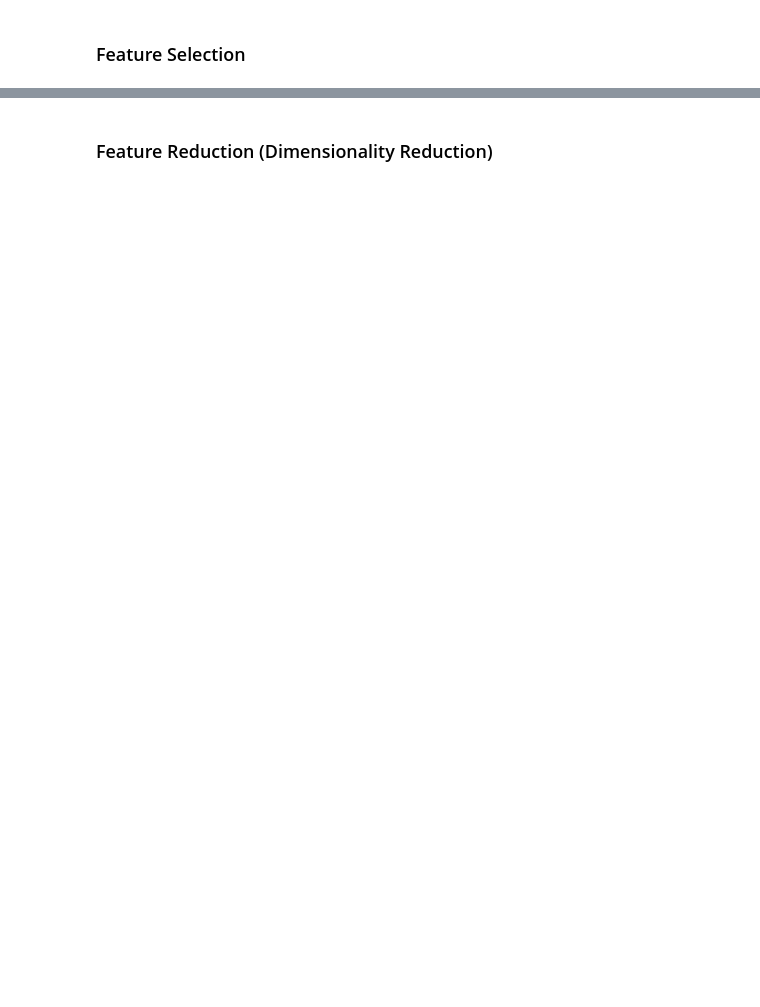
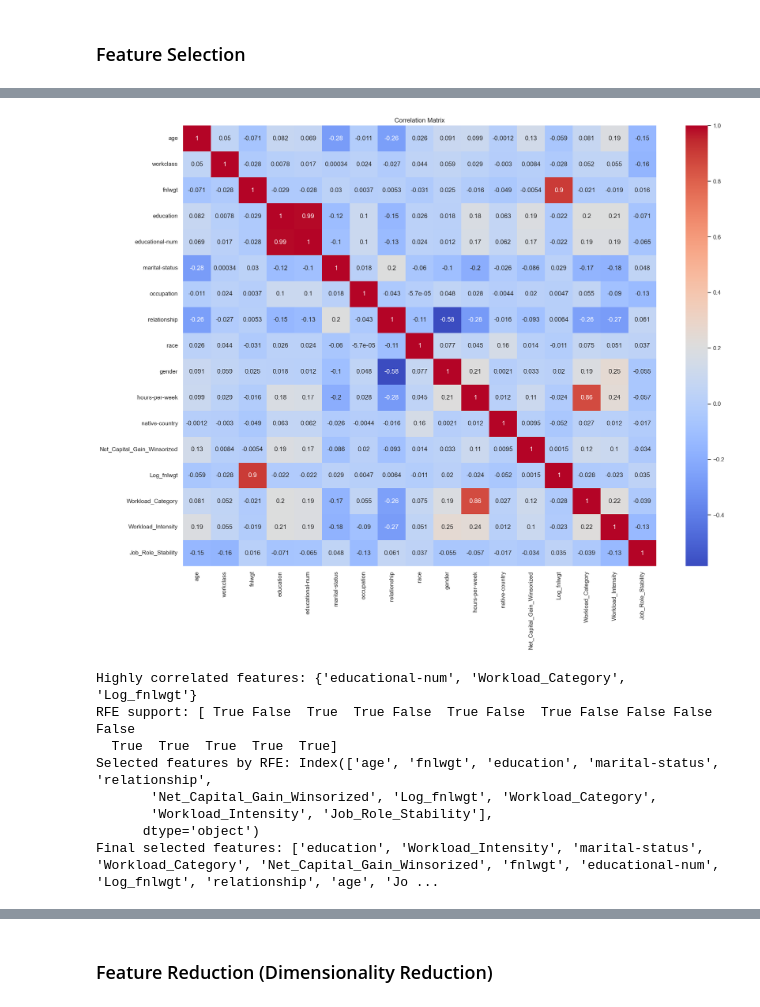
Before and after one commit to Abdelhakim-gh/DataMining_Project_Income_Prediction, a Jupyter notebook: DM_project.ipynb, the cells around one changed output, grey strips where cells are left out. Cells and saved outputs as stored; diff of their text form; code cells hidden in the pictures; blank space fills up the shorter version.

```diff
--- a/DM_project.ipynb
+++ b/DM_project.ipynb
@@ -1264,2 +1628,8 @@ dtype: int64
 # %% [markdown]
 ### Feature Selection
+# %%
+import pandas as pd
+
+df = pd.read_csv('data/data_smote.csv')
+print(df.shape)
+df.head()
@@ -1265,0 +1644,74 @@ dtype: int64
+# %%
+import pandas as pd
+import numpy as np
+import seaborn as sns
+import matplotlib.pyplot as plt
+from sklearn.feature_selection import RFE
+from sklearn.ensemble import RandomForestClassifier
+from sklearn.preprocessing import StandardScaler
+
+# Ensure the dataframe is loaded correctly
+if 'df' not in globals():
+    df = pd.read_csv('data/data_smote.csv')
+
+# Check if 'income' column exists
+if 'income' not in df.columns:
+    raise ValueError("The 'income' column is not present in the dataframe.")
+
+# Separate features and target variable
+X = df.drop(columns=['income'])
+y = df['income']
+
+# Standardize numerical features
+scaler = StandardScaler()
+numerical_columns = X.select_dtypes(include=['int64', 'float64']).columns
+if not numerical_columns.empty:
+    X[numerical_columns] = scaler.fit_transform(X[numerical_columns])
+
+# 1. Correlation Matrix with Heatmap
+plt.figure(figsize=(20, 15))
+correlation_matrix = X.corr()
+sns.heatmap(correlation_matrix, annot=True, cmap='coolwarm')
+plt.title('Correlation Matrix')
+plt.show()
+
+# Identify highly correlated features (threshold > 0.8)
+highly_correlated_features = set()
+for i in range(len(correlation_matrix.columns)):
+    for j in range(i):
+        if abs(correlation_matrix.iloc[i, j]) > 0.8:
+            colname = correlation_matrix.columns[i]
+            highly_correlated_features.add(colname)
+print("Highly correlated features:", highly_correlated_features)
+
+# 2. Recursive Feature Elimination (RFE) with RandomForest
+model = RandomForestClassifier(random_state=42)
+rfe_selector = RFE(model, n_features_to_select=10, step=1)
+rfe_selector = rfe_selector.fit(X, y)
+print("RFE support:", rfe_selector.support_)
+rfe_features = X.columns[rfe_selector.support_]
+print("Selected features by RFE:", rfe_features)
+
+# Combine selected features
+selected_features = list(set(highly_correlated_features).union(set(rfe_features)))
+print("Final selected features:", selected_features)
+
+# Create a new DataFrame with selected features and include the target variable 'income'
+X_selected = X[selected_features]
+df_selected = pd.concat([X_selected, y], axis=1)
+
+# Save the new DataFrame to a CSV file if needed
+df_selected.to_csv('data/data_selected_features.csv', index=False)
+
+# Display the first few rows of the new DataFrame
+df_selected.head()
+# %% [output]
+[figure, added]
+Highly correlated features: {'educational-num', 'Workload_Category', 'Log_fnlwgt'}
+RFE support: [ True False  True  True False  True False  True False False False False
+  True  True  True  True  True]
+Selected features by RFE: Index(['age', 'fnlwgt', 'education', 'marital-status', 'relationship',
+       'Net_Capital_Gain_Winsorized', 'Log_fnlwgt', 'Workload_Category',
+       'Workload_Intensity', 'Job_Role_Stability'],
+      dtype='object')
+Final selected features: ['education', 'Workload_Intensity', 'marital-status', 'Workload_Category', 'Net_Capital_Gain_Winsorized', 'fnlwgt', 'educational-num', 'Log_fnlwgt', 'relationship', 'age', 'Jo ...
```
Also changed, not shown: parts of 33 cells of this notebook, 3 other files.
